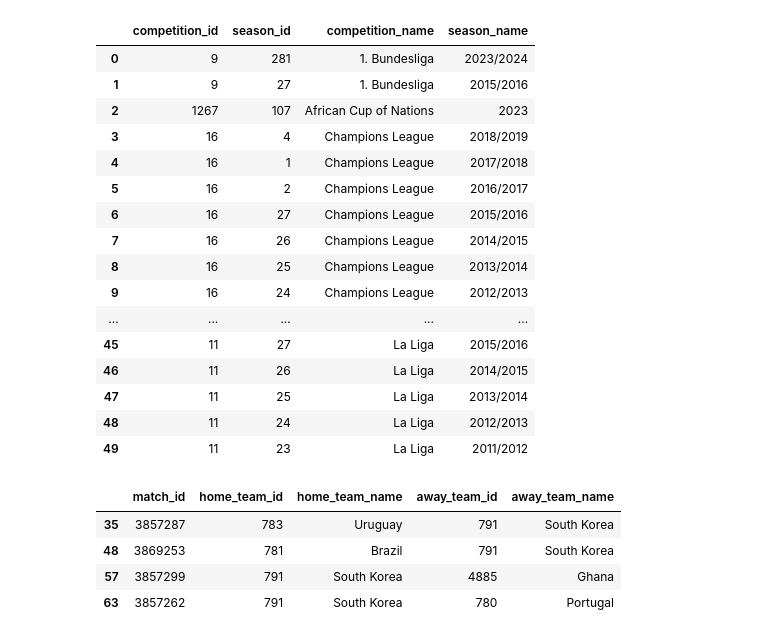
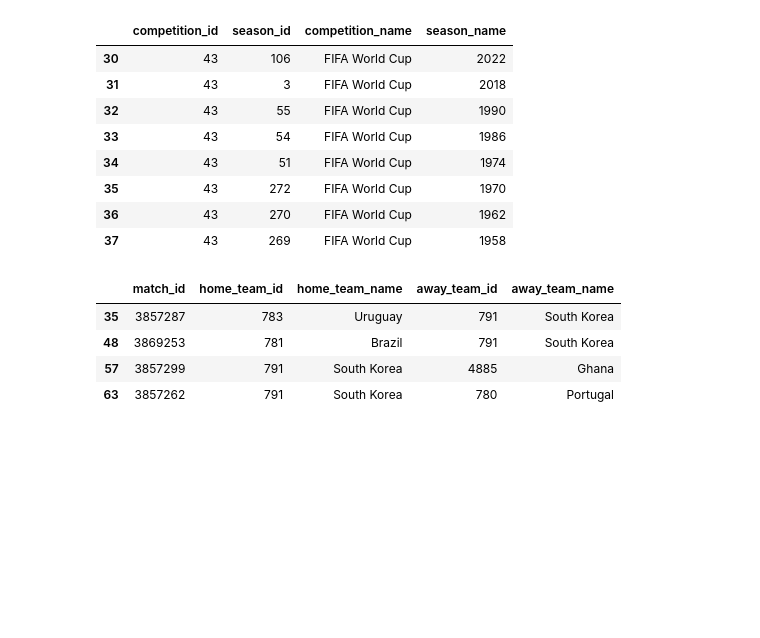
Before and after one commit to 0jyyyyy/Soccer_Lens, a Jupyter notebook: Tactics_lab/World_cup/2022/korea_uruguay.ipynb, the cells around one changed output. Saved outputs shown, nothing was run; the diff lists cells and outputs as text; code cells hidden in the pictures; blank space fills up the shorter version.

```diff
--- a/Tactics_lab/World_cup/2022/korea_uruguay.ipynb
+++ b/Tactics_lab/World_cup/2022/korea_uruguay.ipynb
@@ -1,44 +1,42 @@
 # %%
 import pandas as pd
 import matplotlib.pyplot as plt
 import matplotlib
 # mplsoccer 의 statsbomb 모듈
 from mplsoccer import Sbopen, Pitch
 
 # 타원 시각화 모듈
 from matplotlib.patches import Ellipse
 import numpy as np
+
+from matplotlib.patches import Wedge
 
 matplotlib.rcParams['font.family'] = 'Malgun Gothic'
 matplotlib.rcParams['axes.unicode_minus'] = False
 
 
 # parser 객체를 인스턴스화
 parser = Sbopen()
 
 df_competition = parser.competition()
 # df_competition.info()
 
 # df_competition FIFA WORLD CUP의 이름과 ID를 파악하고 df_worldcup
-df_competition[["competition_id","season_id","competition_name","season_name"]].head(50)
+
+# df_competition[["competition_id","season_id","competition_name","season_name"]].head(60)
+
+df_worldcup = df_competition[df_competition['competition_name'] == 'FIFA World Cup']
+df_worldcup[["competition_id","season_id","competition_name","season_name"]].head(60)
 # %% [output]
 |  | competition_id | season_id | competition_name | season_name |
-| 0 | 9 | 281 | 1. Bundesliga | 2023/2024 |
-| 1 | 9 | 27 | 1. Bundesliga | 2015/2016 |
-| 2 | 1267 | 107 | African Cup of Nations | 2023 |
-| 3 | 16 | 4 | Champions League | 2018/2019 |
-| 4 | 16 | 1 | Champions League | 2017/2018 |
-| 5 | 16 | 2 | Champions League | 2016/2017 |
-| 6 | 16 | 27 | Champions League | 2015/2016 |
-| 7 | 16 | 26 | Champions League | 2014/2015 |
-| 8 | 16 | 25 | Champions League | 2013/2014 |
-| 9 | 16 | 24 | Champions League | 2012/2013 |
-| ... | ... | ... | ... | ... |
-| 45 | 11 | 27 | La Liga | 2015/2016 |
-| 46 | 11 | 26 | La Liga | 2014/2015 |
-| 47 | 11 | 25 | La Liga | 2013/2014 |
-| 48 | 11 | 24 | La Liga | 2012/2013 |
-| 49 | 11 | 23 | La Liga | 2011/2012 |
+| 30 | 43 | 106 | FIFA World Cup | 2022 |
+| 31 | 43 | 3 | FIFA World Cup | 2018 |
+| 32 | 43 | 55 | FIFA World Cup | 1990 |
+| 33 | 43 | 54 | FIFA World Cup | 1986 |
+| 34 | 43 | 51 | FIFA World Cup | 1974 |
+| 35 | 43 | 272 | FIFA World Cup | 1970 |
+| 36 | 43 | 270 | FIFA World Cup | 1962 |
+| 37 | 43 | 269 | FIFA World Cup | 1958 |
 # %%
 # 대한민국 경기 목록만 찾아오기
 df_matches = parser.match(competition_id=43, season_id=106)
```
Also changed, not shown: parts of 3 cells of this notebook.
